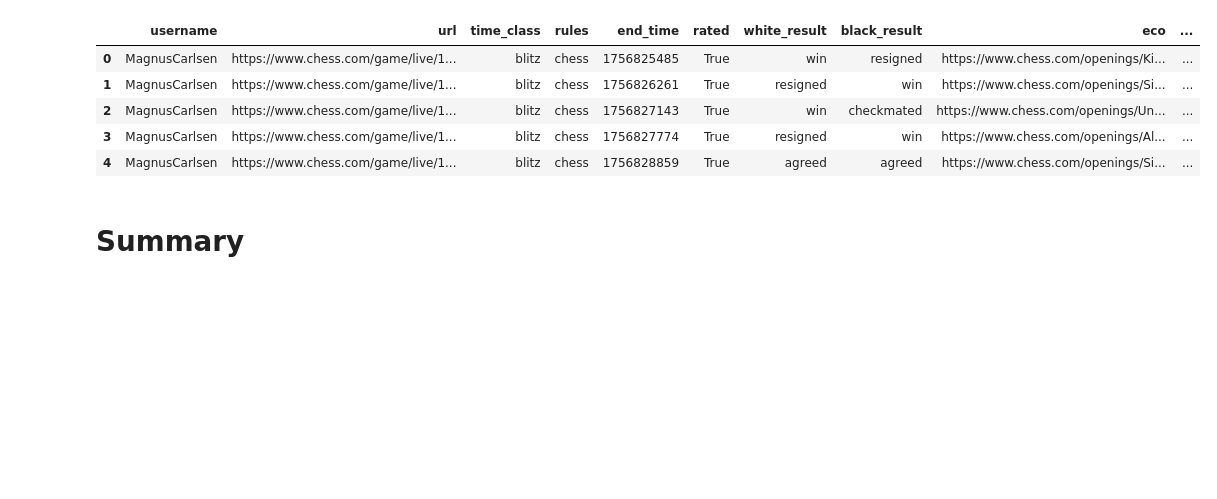
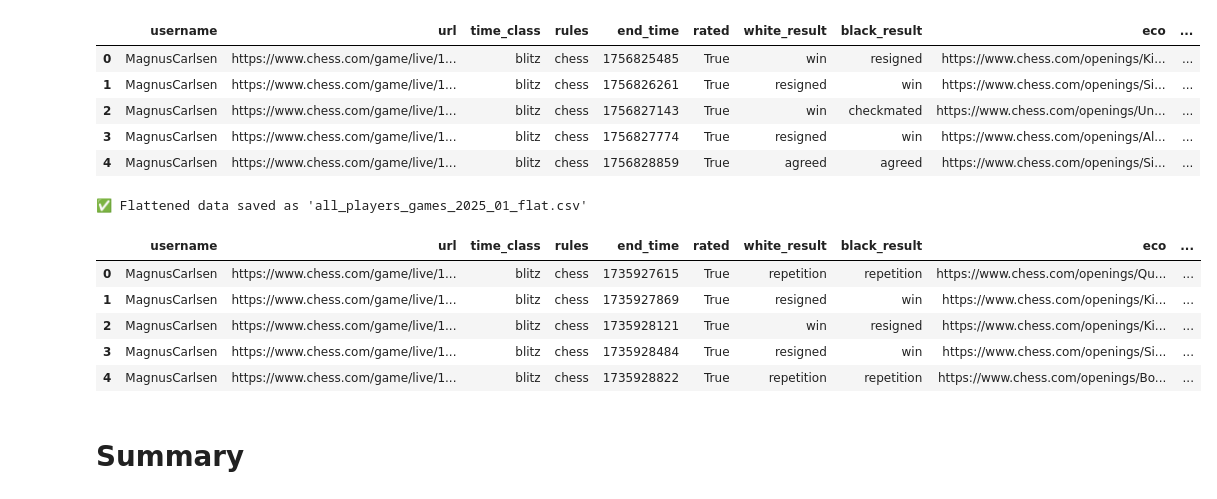
Before and after one commit to OlhaHaidash/chesscom_data_analysis, a Jupyter notebook: 1_api_data_collection/chesscom_api_data_collection.ipynb, the cells around one changed output. Cells and saved outputs as stored; diff of their text form; code cells hidden in the pictures; blank space fills up the shorter version.

Commit message:
Data overview

```diff
--- a/1_api_data_collection/chesscom_api_data_collection.ipynb
+++ b/1_api_data_collection/chesscom_api_data_collection.ipynb
@@ -252,6 +323,38 @@ games_df.head()
 | 2 | MagnusCarlsen | https://www.chess.com/game/live/1... | blitz | chess | 1756827143 | True | win | checkmated | https://www.chess.com/openings/Un... | ... |
 | 3 | MagnusCarlsen | https://www.chess.com/game/live/1... | blitz | chess | 1756827774 | True | resigned | win | https://www.chess.com/openings/Al... | ... |
 | 4 | MagnusCarlsen | https://www.chess.com/game/live/1... | blitz | chess | 1756828859 | True | agreed | agreed | https://www.chess.com/openings/Si... | ... |
+# %%
+# --- Load CSV with raw game data ---
+games_df = pd.read_csv("all_players_games_2025_01.csv")
+
+# --- Convert JSON strings to dictionaries ---
+games_df["white"] = games_df["white"].apply(ast.literal_eval)
+games_df["black"] = games_df["black"].apply(ast.literal_eval)
+
+# --- Extract fields for 'white' player ---
+for field in ["username", "rating", "result", "uuid", "@id"]:
+    games_df[f"white_{field.replace('@', 'api_')}"] = games_df["white"].apply(lambda x: x.get(field))
+
+# --- Extract fields for 'black' player ---
+for field in ["username", "rating", "result", "uuid", "@id"]:
+    games_df[f"black_{field.replace('@', 'api_')}"] = games_df["black"].apply(lambda x: x.get(field))
+
+# --- Drop original nested columns ---
+games_df = games_df.drop(columns=["white", "black"])
+
+# --- Save flattened dataset ---
+games_df.to_csv("all_players_games_2025_01_flat.csv", index=False)
+print("✅ Flattened data saved as 'all_players_games_2025_01_flat.csv'")
+
+games_df.head()
+# %% [output]
+✅ Flattened data saved as 'all_players_games_2025_01_flat.csv'
+|  | username | url | time_class | rules | end_time | rated | white_result | black_result | eco | ... |
+| 0 | MagnusCarlsen | https://www.chess.com/game/live/1... | blitz | chess | 1735927615 | True | repetition | repetition | https://www.chess.com/openings/Qu... | ... |
+| 1 | MagnusCarlsen | https://www.chess.com/game/live/1... | blitz | chess | 1735927869 | True | resigned | win | https://www.chess.com/openings/Ki... | ... |
+| 2 | MagnusCarlsen | https://www.chess.com/game/live/1... | blitz | chess | 1735928121 | True | win | resigned | https://www.chess.com/openings/Ki... | ... |
+| 3 | MagnusCarlsen | https://www.chess.com/game/live/1... | blitz | chess | 1735928484 | True | resigned | win | https://www.chess.com/openings/Si... | ... |
+| 4 | MagnusCarlsen | https://www.chess.com/game/live/1... | blitz | chess | 1735928822 | True | repetition | repetition | https://www.chess.com/openings/Bo... | ... |
 # %% [markdown]
 # Summary
 # %% [markdown]
```
Also changed, not shown: parts of 5 cells of this notebook, 2 other files.
